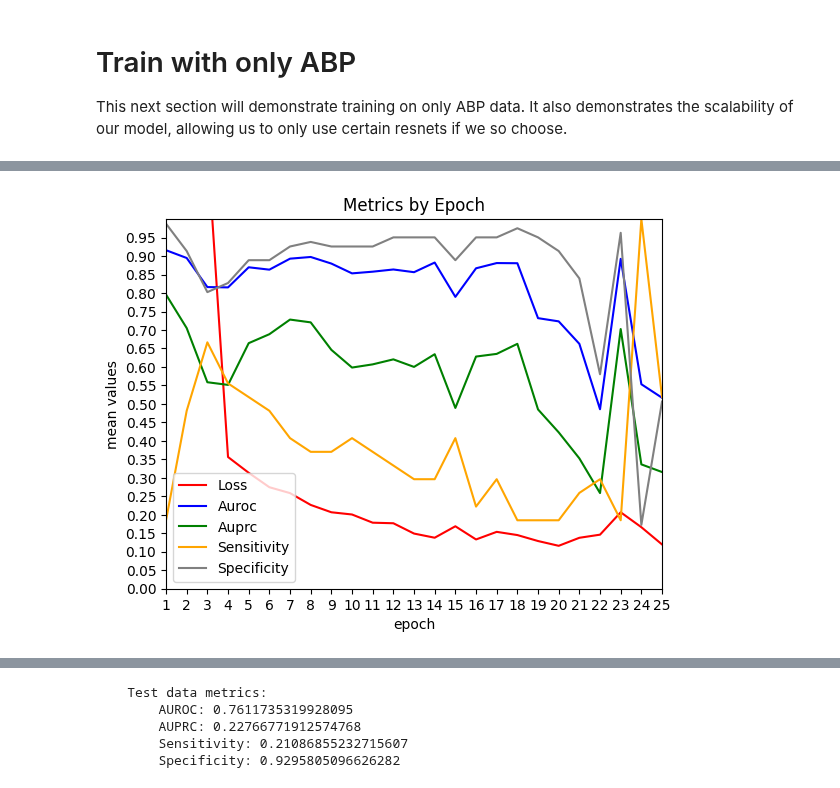
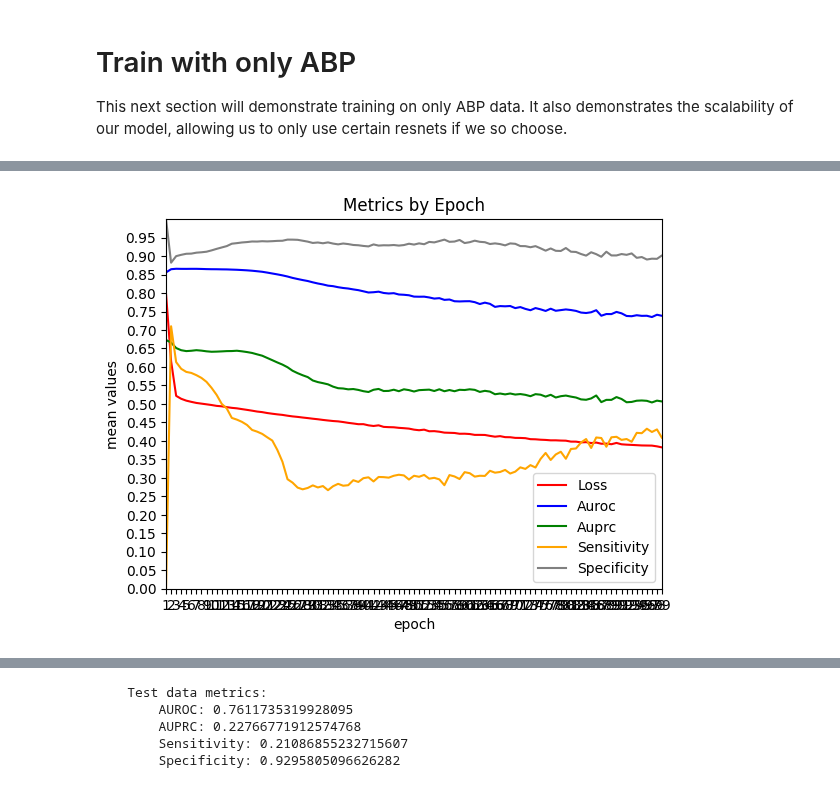
Before and after one commit to invictus125/cs598-final-project, a Jupyter notebook: temp.ipynb, the cells around one changed output, grey strips where cells are left out. Cells and saved outputs as stored; diff of their text form; code cells hidden in the pictures.

```diff
--- a/temp.ipynb
+++ b/temp.ipynb
@@ -123,7 +141,7 @@ def _get_candidate_cases():
 
     return [case_id for case_id in filter(case_track_filter, cases_by_id.keys())]
 
-def get_candidate_cases_from_dir(dir_path):
+def _get_candidate_cases_from_dir(dir_path):
     return [f.split('.vital')[0] for f in listdir(dir_path) if '.vital' in f]
 
 def _download_vital_file(case_id):
@@ -190,7 +208,7 @@ def get_data(
     elif from_dir is None:
         candidate_case_ids = _get_candidate_cases()
     else:
-        candidate_case_ids = get_candidate_cases_from_dir(from_dir)
+        candidate_case_ids = _get_candidate_cases_from_dir(from_dir)
 
     abps = []
     ecgs = []
@@ -1065,14 +1088,0 @@ abp_model = IntraoperativeHypotensionModel(
-# %%
-# Load data from google drive location
-case_set_path = './drive/MyDrive/Case Set/'
-
-case_list = get_candidate_cases_from_dir(case_set_path)
-
-train_cases = case_list[0:8]
-eval_cases = case_list[8:10]
-
-train_data = get_data(3, from_dir=case_set_path, case_ids=train_cases)
-eval_data = get_data(3, from_dir=case_set_path, case_ids=eval_cases)
-
-train_data = _process_loaded_abp_data(train_data, negative_ratio=3.0)
-eval_data = _process_loaded_abp_data(eval_data, negative_ratio=3.0)
@@ -1104,14 +1089,26 @@ block has 27 positives
 # %%
+# Put together a model using only ABP
+abp_resnet = None
+abp_resnet = WaveformResNet(
+    input_shape=30000,
+    output_size=32,
+    data_type='abp',
+)
+
+abp_model = IntraoperativeHypotensionModel(
+    abp_resnet=abp_resnet
+)
+
 train(
     abp_model,
     train_data,
     eval_data,
     batch_size=256,
-    epochs=25,
-    learning_rate=0.001,
-    pos_weight=9.0,
+    epochs=100,
+    learning_rate=0.0001,
+    pos_weight=2.0,
     neg_weight=1.0,
-    # model_title='abp_overnight_3',
-    # output_dir='./drive/MyDrive/CS598/Final_Project/model_checkpoints'
+    model_title='abp_only_no_encoder_c4',
+    output_dir=f'{DRIVE_PROJECT_DIR_PATH}/model_checkpoints'
 )
 # %% [output]
@@ -1118 +1116 @@ train(
-[figure, old version]
+[figure, new version]
```
Also changed, not shown: parts of 15 cells of this notebook.
